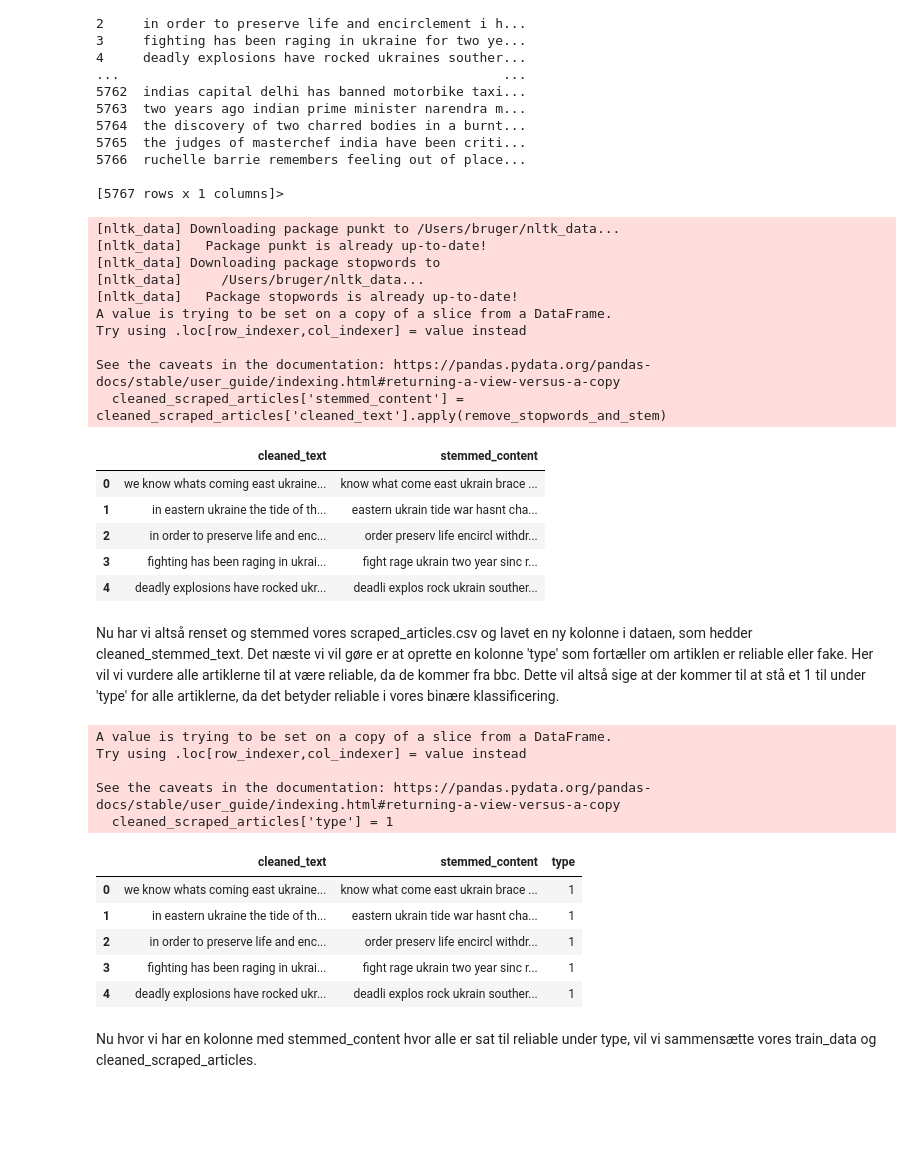
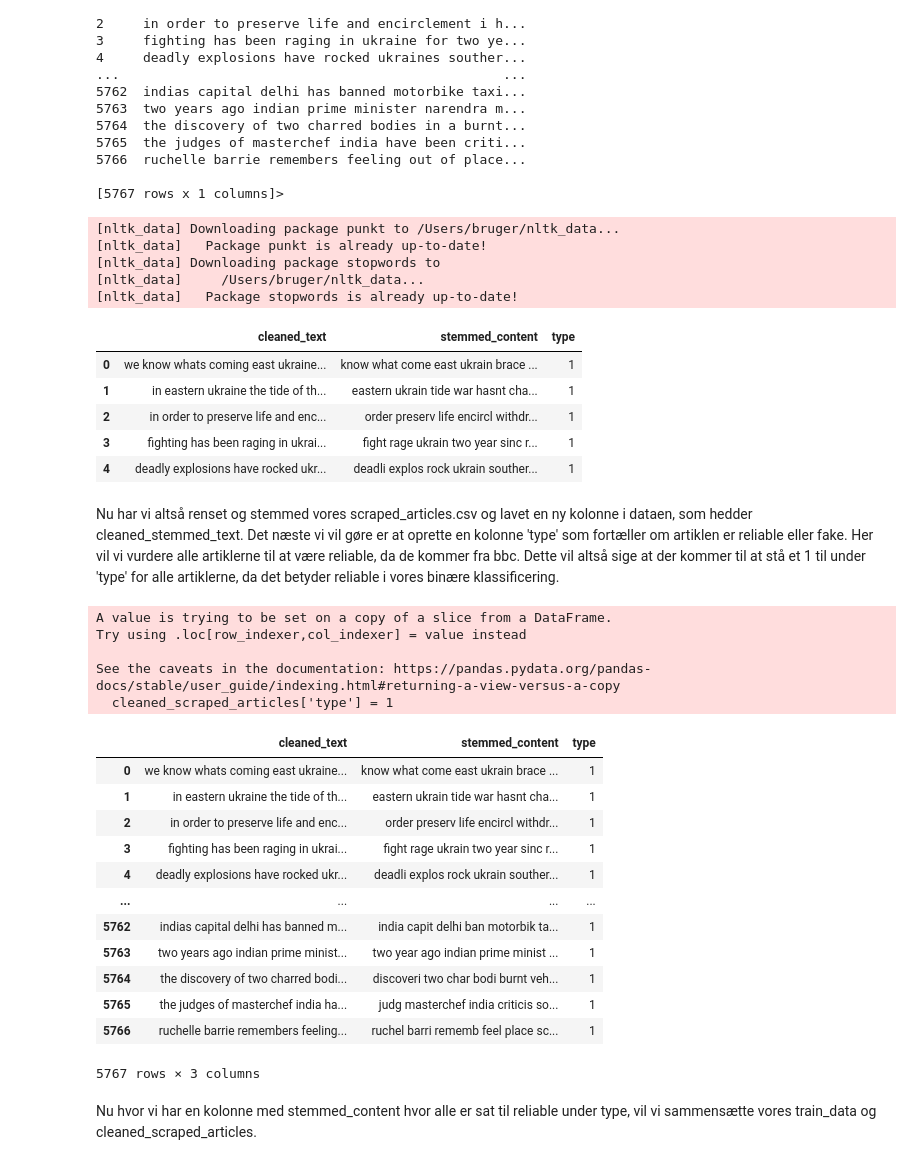
Before and after one commit to deKeysergracht/FakeNewsProject, a Jupyter notebook: Eksamen_part_2.ipynb, the cells around one changed output. Drawn from its saved outputs; the diff is of its cells as text; code cells hidden in the pictures; blank space fills up the shorter version.

```diff
--- a/Eksamen_part_2.ipynb
+++ b/Eksamen_part_2.ipynb
@@ -220,10 +220,10 @@ def remove_stopwords_and_stem(text):
     return ' '.join([stemmer.stem(word) for word in words if word not in stop_words])
 
 # Apply the function to remove stop words and stem the words in the 'cleaned_text' column
-cleaned_scraped_articles['stemmed_content'] = cleaned_scraped_articles['cleaned_text'].apply(remove_stopwords_and_stem)
+# Brug .loc til at undgå SettingWithCopyWarning
+cleaned_scraped_articles.loc[:, 'stemmed_content'] = cleaned_scraped_articles['cleaned_text'].apply(remove_stopwords_and_stem)
 
-# Now, the DataFrame 'cleaned_scraped_articles' has a new column 'cleaned_stemmed_text' with the processed text
-# Display the first few rows to ensure it's working as expected
+# Vis de første par rækker for at bekræfte ændringerne
 cleaned_scraped_articles.head()
 # %% [output]
 [nltk_data] Downloading package punkt to /Users/bruger/nltk_data...
@@ -231,35 +231,39 @@ cleaned_scraped_articles.head()
 [nltk_data] Downloading package stopwords to
 [nltk_data]     /Users/bruger/nltk_data...
 [nltk_data]   Package stopwords is already up-to-date!
-A value is trying to be set on a copy of a slice from a DataFrame.
-Try using .loc[row_indexer,col_indexer] = value instead
-
-See the caveats in the documentation: https://pandas.pydata.org/pandas-docs/stable/user_guide/indexing.html#returning-a-view-versus-a-copy
-  cleaned_scraped_articles['stemmed_content'] = cleaned_scraped_articles['cleaned_text'].apply(remove_stopwords_and_stem)
-|  | cleaned_text | stemmed_content |
-| 0 | we know whats coming east ukraine... | know what come east ukrain brace ... |
-| 1 | in eastern ukraine the tide of th... | eastern ukrain tide war hasnt cha... |
-| 2 | in order to preserve life and enc... | order preserv life encircl withdr... |
-| 3 | fighting has been raging in ukrai... | fight rage ukrain two year sinc r... |
-| 4 | deadly explosions have rocked ukr... | deadli explos rock ukrain souther... |
+|  | cleaned_text | stemmed_content | type |
+| 0 | we know whats coming east ukraine... | know what come east ukrain brace ... | 1 |
+| 1 | in eastern ukraine the tide of th... | eastern ukrain tide war hasnt cha... | 1 |
+| 2 | in order to preserve life and enc... | order preserv life encircl withdr... | 1 |
+| 3 | fighting has been raging in ukrai... | fight rage ukrain two year sinc r... | 1 |
+| 4 | deadly explosions have rocked ukr... | deadli explos rock ukrain souther... | 1 |
 # %% [markdown]
 Nu har vi altså renset og stemmed vores scraped_articles.csv og lavet en ny kolonne i dataen, som hedder cleaned_stemmed_text. Det næste vi vil gøre er at oprette en kolonne 'type' som fortæller om artiklen er reliable eller fake. Her vil vi vurdere alle artiklerne til at være reliable, da de kommer fra bbc. Dette vil altså sige at der kommer til at stå et 1 til under 'type' for alle artiklerne, da det betyder reliable i vores binære klassificering.
 # %%
 cleaned_scraped_articles['type'] = 1
 
-cleaned_scraped_articles.head()
+cleaned_scraped_articles.to_csv('cleaned_scraped_articled')
+
+cleaned_scraped_articles
 # %% [output]
 A value is trying to be set on a copy of a slice from a DataFrame.
 Try using .loc[row_indexer,col_indexer] = value instead
 
 See the caveats in the documentation: https://pandas.pydata.org/pandas-docs/stable/user_guide/indexing.html#returning-a-view-versus-a-copy
   cleaned_scraped_articles['type'] = 1
 |  | cleaned_text | stemmed_content | type |
 | 0 | we know whats coming east ukraine... | know what come east ukrain brace ... | 1 |
 | 1 | in eastern ukraine the tide of th... | eastern ukrain tide war hasnt cha... | 1 |
 | 2 | in order to preserve life and enc... | order preserv life encircl withdr... | 1 |
 | 3 | fighting has been raging in ukrai... | fight rage ukrain two year sinc r... | 1 |
 | 4 | deadly explosions have rocked ukr... | deadli explos rock ukrain souther... | 1 |
+| ... | ... | ... | ... |
+| 5762 | indias capital delhi has banned m... | india capit delhi ban motorbik ta... | 1 |
+| 5763 | two years ago indian prime minist... | two year ago indian prime minist ... | 1 |
+| 5764 | the discovery of two charred bodi... | discoveri two char bodi burnt veh... | 1 |
+| 5765 | the judges of masterchef india ha... | judg masterchef india criticis so... | 1 |
+| 5766 | ruchelle barrie remembers feeling... | ruchel barri rememb feel place sc... | 1 |
+5767 rows × 3 columns
 # %% [markdown]
 Nu hvor vi har en kolonne med stemmed_content hvor alle er sat til reliable under type, vil vi sammensætte vores train_data og cleaned_scraped_articles.
 # %%
```
Also changed, not shown: parts of 3 cells of this notebook.
